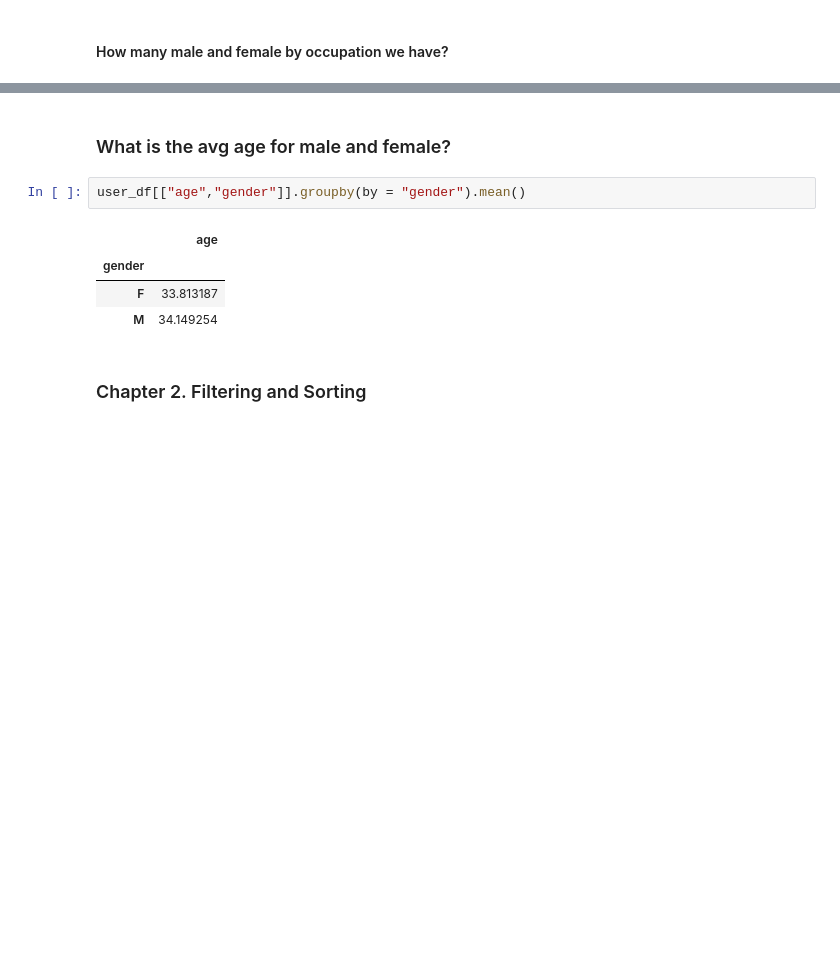
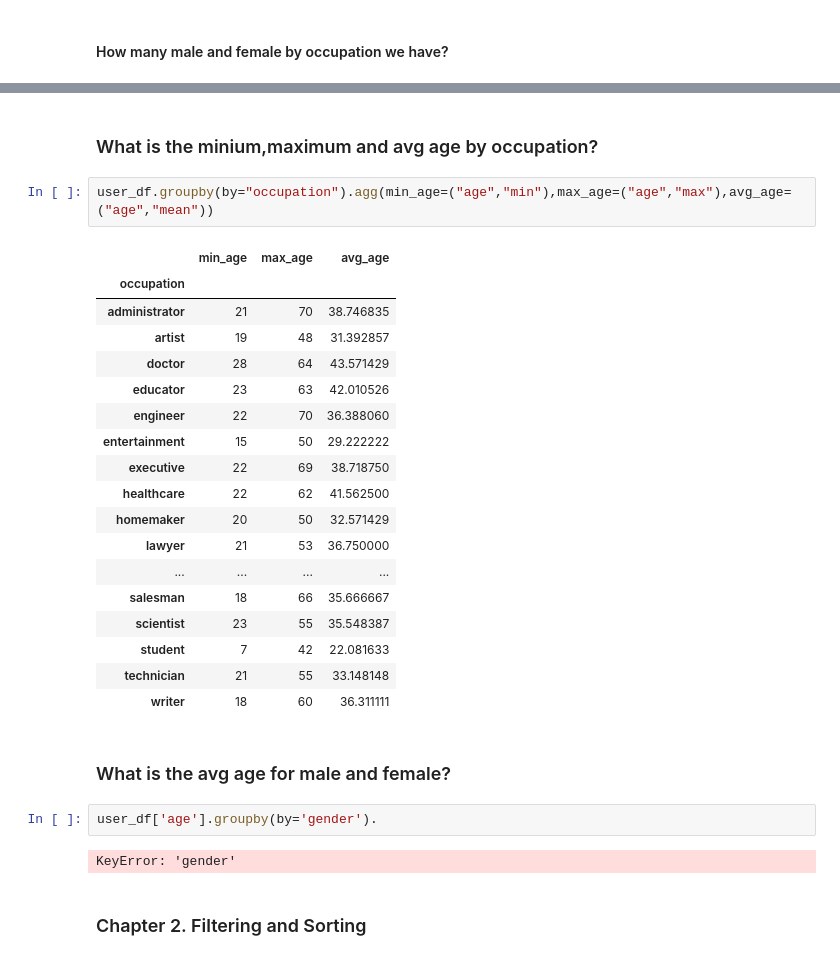
Before and after one commit to Smita2597/ds-repo, a Jupyter notebook: Pandas/Pandas Data Analysis.ipynb, the cells around one changed output, grey strips where cells are left out. Cells and saved outputs as stored; diff of their text form; blank space fills up the shorter version.

```diff
--- a/Pandas/Pandas Data Analysis.ipynb
+++ b/Pandas/Pandas Data Analysis.ipynb
@@ -382,12 +386,32 @@ user_df.groupby(by=['age','occupation']).count()
+# %% [markdown]
+### What is the minium,maximum and avg age by occupation?
+# %%
+user_df.groupby(by="occupation").agg(min_age=("age","min"),max_age=("age","max"),avg_age=("age","mean"))
+# %% [output]
+|  | min_age | max_age | avg_age |
+| occupation |  |  |  |
+| administrator | 21 | 70 | 38.746835 |
+| artist | 19 | 48 | 31.392857 |
+| doctor | 28 | 64 | 43.571429 |
+| educator | 23 | 63 | 42.010526 |
+| engineer | 22 | 70 | 36.388060 |
+| entertainment | 15 | 50 | 29.222222 |
+| executive | 22 | 69 | 38.718750 |
+| healthcare | 22 | 62 | 41.562500 |
+| homemaker | 20 | 50 | 32.571429 |
+| lawyer | 21 | 53 | 36.750000 |
+| ... | ... | ... | ... |
+| salesman | 18 | 66 | 35.666667 |
+| scientist | 23 | 55 | 35.548387 |
+| student | 7 | 42 | 22.081633 |
+| technician | 21 | 55 | 33.148148 |
+| writer | 18 | 60 | 36.311111 |
 # %% [markdown]
 ### What is the avg age for male and female?
 # %%
-user_df[["age","gender"]].groupby(by = "gender").mean()
+user_df['age'].groupby(by='gender').
 # %% [output]
-|  | age |
-| gender |  |
-| F | 33.813187 |
-| M | 34.149254 |
+KeyError: 'gender'
 # %% [markdown]
 ### Chapter 2. Filtering and Sorting
 # %%
```
Also changed, not shown: parts of 33 cells of this notebook, 1 other file.
